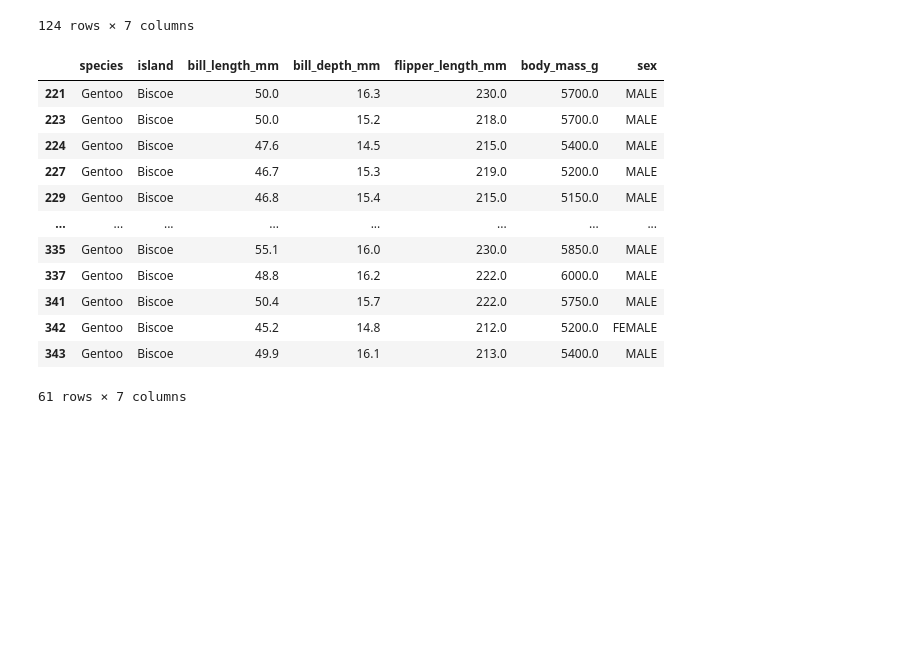
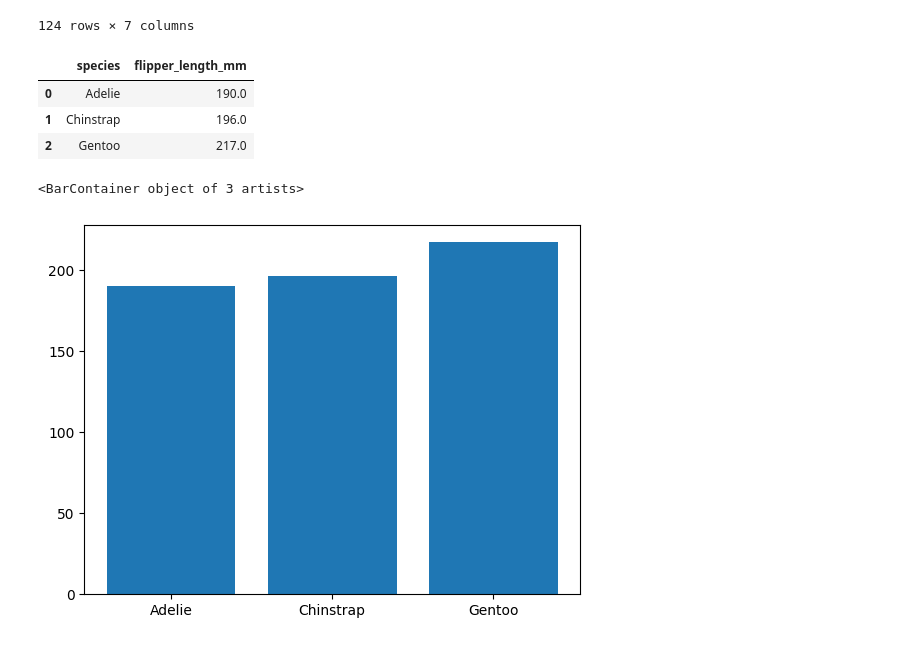
Before and after one commit to oliv-1990/Pandas_module_2, a Jupyter notebook: Week_2_Code_Along.ipynb, the cells around one changed output. Drawn from its saved outputs; the diff is of its cells as text; code cells hidden in the pictures; blank space fills up the shorter version.

Commit message:
Added charts

```diff
--- a/Week_2_Code_Along.ipynb
+++ b/Week_2_Code_Along.ipynb
@@ -133,20 +133,17 @@ gentoo_df
 | 342 | Gentoo | Biscoe | 45.20000 | 14.80000 | 212.000000 | 5200.000000 | FEMALE |
 | 343 | Gentoo | Biscoe | 49.90000 | 16.10000 | 213.000000 | 5400.000000 | MALE |
 124 rows × 7 columns
-# %%
-beefy_gentoo_df = gentoo_df.query("body_mass_g > 5000")
-beefy_gentoo_df
-# %% [output]
-|  | species | island | bill_length_mm | bill_depth_mm | flipper_length_mm | body_mass_g | sex |
-| 221 | Gentoo | Biscoe | 50.0 | 16.3 | 230.0 | 5700.0 | MALE |
-| 223 | Gentoo | Biscoe | 50.0 | 15.2 | 218.0 | 5700.0 | MALE |
-| 224 | Gentoo | Biscoe | 47.6 | 14.5 | 215.0 | 5400.0 | MALE |
-| 227 | Gentoo | Biscoe | 46.7 | 15.3 | 219.0 | 5200.0 | MALE |
-| 229 | Gentoo | Biscoe | 46.8 | 15.4 | 215.0 | 5150.0 | MALE |
-| ... | ... | ... | ... | ... | ... | ... | ... |
-| 335 | Gentoo | Biscoe | 55.1 | 16.0 | 230.0 | 5850.0 | MALE |
-| 337 | Gentoo | Biscoe | 48.8 | 16.2 | 222.0 | 6000.0 | MALE |
-| 341 | Gentoo | Biscoe | 50.4 | 15.7 | 222.0 | 5750.0 | MALE |
-| 342 | Gentoo | Biscoe | 45.2 | 14.8 | 212.0 | 5200.0 | FEMALE |
-| 343 | Gentoo | Biscoe | 49.9 | 16.1 | 213.0 | 5400.0 | MALE |
-61 rows × 7 columns
+# %%
+species_flipper_average = original_penguins_data.groupby('species')['flipper_length_mm'].mean().reset_index().round(0)
+
+species_flipper_average
+# %% [output]
+|  | species | flipper_length_mm |
+| 0 | Adelie | 190.0 |
+| 1 | Chinstrap | 196.0 |
+| 2 | Gentoo | 217.0 |
+# %%
+plt.bar(species_flipper_average['species'], species_flipper_average['flipper_length_mm'])
+# %% [output]
+<BarContainer object of 3 artists>
+[figure, added]
```
Also changed, not shown: parts of 3 cells of this notebook.
